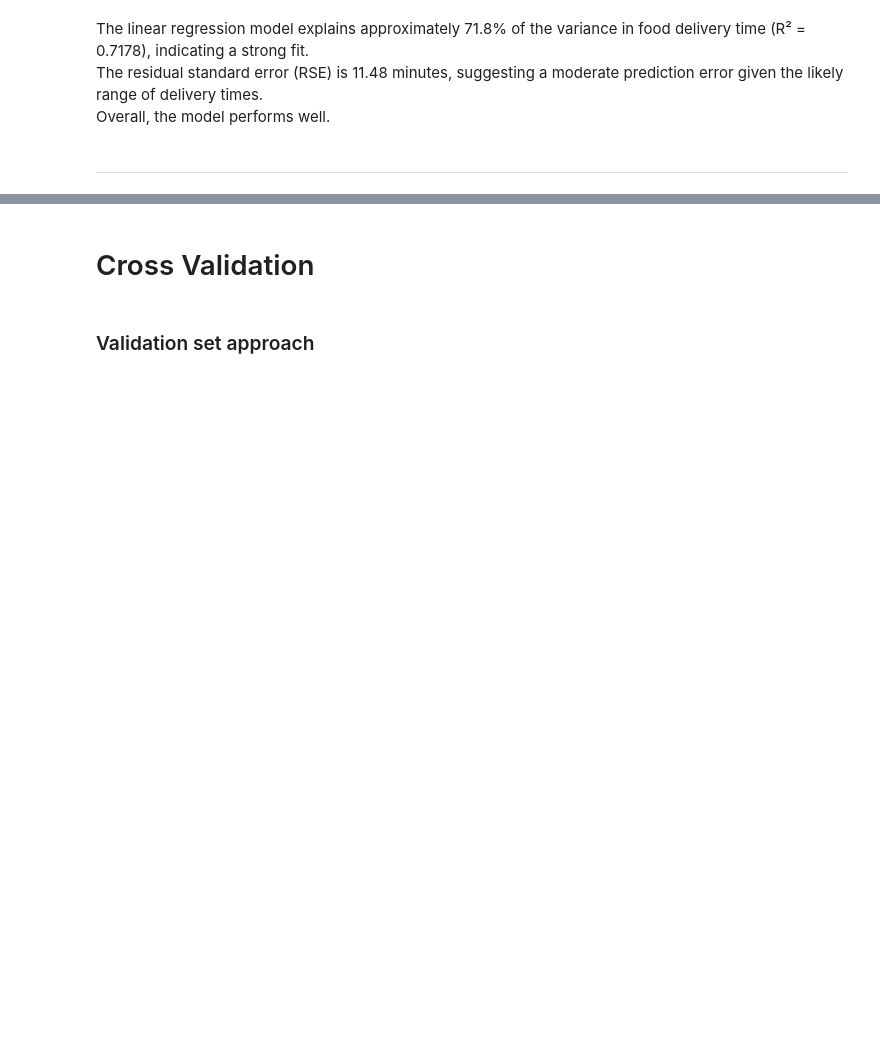
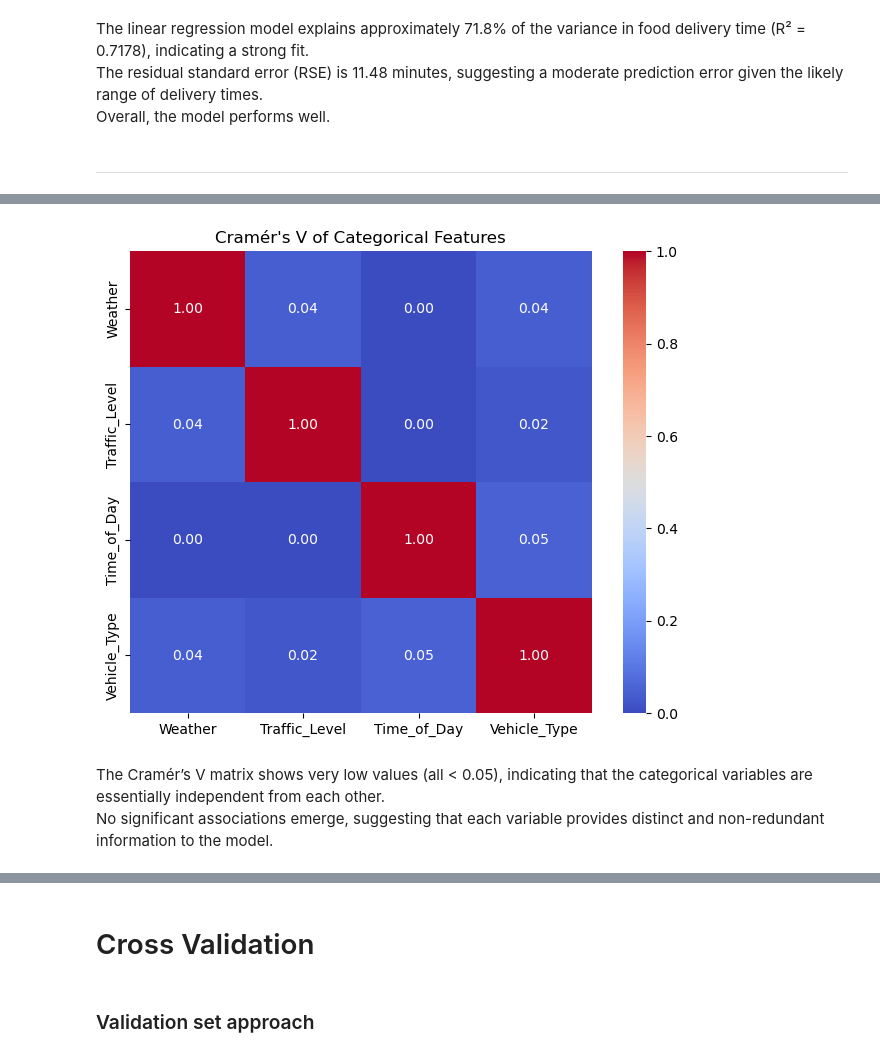
Before and after one commit to DanieleGotti/Food_Delivery_Time_Prediction, a Jupyter notebook: Food_delivery_analisis.ipynb, the cells around one changed output, grey strips where cells are left out. Drawn from its saved outputs; the diff is of its cells as text; code cells hidden in the pictures; blank space fills up the shorter version.

```diff
--- a/Food_delivery_analisis - NUOVO.ipynb
+++ b/Food_delivery_analisis.ipynb
@@ -435,0 +468,34 @@ Index(['Sales', 'CompPrice', 'Income', 'Advertising', 'Population', 'Price',
+# %%
+categorical = ['Weather', 'Traffic_Level', 'Time_of_Day', 'Vehicle_Type']
+Food[categorical] = Food[categorical].astype('category')
+
+def cramers_v(x, y):
+    confusion_matrix = pd.crosstab(x, y)
+    chi2, _, _, _ = chi2_contingency(confusion_matrix)
+    n = confusion_matrix.sum().sum()
+    phi2 = chi2 / n
+    r, k = confusion_matrix.shape
+    phi2corr = max(0, phi2 - ((k-1)*(r-1))/(n-1))
+    rcorr = r - ((r-1)**2)/(n-1)
+    kcorr = k - ((k-1)**2)/(n-1)
+    return np.sqrt(phi2corr / min((kcorr - 1), (rcorr - 1)))
+
+cramer_matrix = pd.DataFrame(
+    np.zeros((len(categorical), len(categorical))),
+    index=categorical,
+    columns=categorical
+)
+
+for var1 in categorical:
+    for var2 in categorical:
+        cramer_matrix.loc[var1, var2] = cramers_v(Food[var1], Food[var2])
+
+plt.figure(figsize=(8,6))
+sns.heatmap(cramer_matrix, annot=True, cmap='coolwarm', fmt=".2f", square=True)
+plt.title("Cramér's V of Categorical Features")
+plt.show()
+# %% [output]
+[figure, added]
+# %% [markdown]
+The Cramér’s V matrix shows very low values (all < 0.05), indicating that the categorical variables are essentially independent from each other.
+No significant associations emerge, suggesting that each variable provides distinct and non-redundant information to the model.
```
Also changed, not shown: parts of 33 cells of this notebook, 1 other file.
